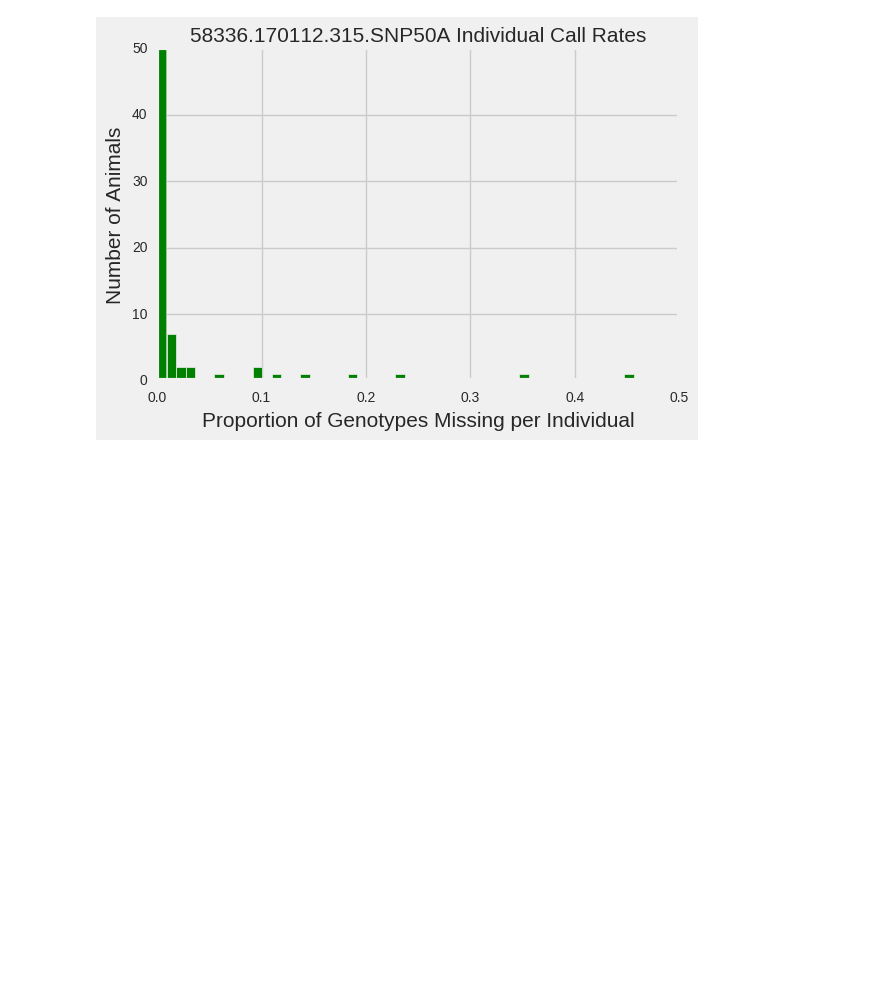
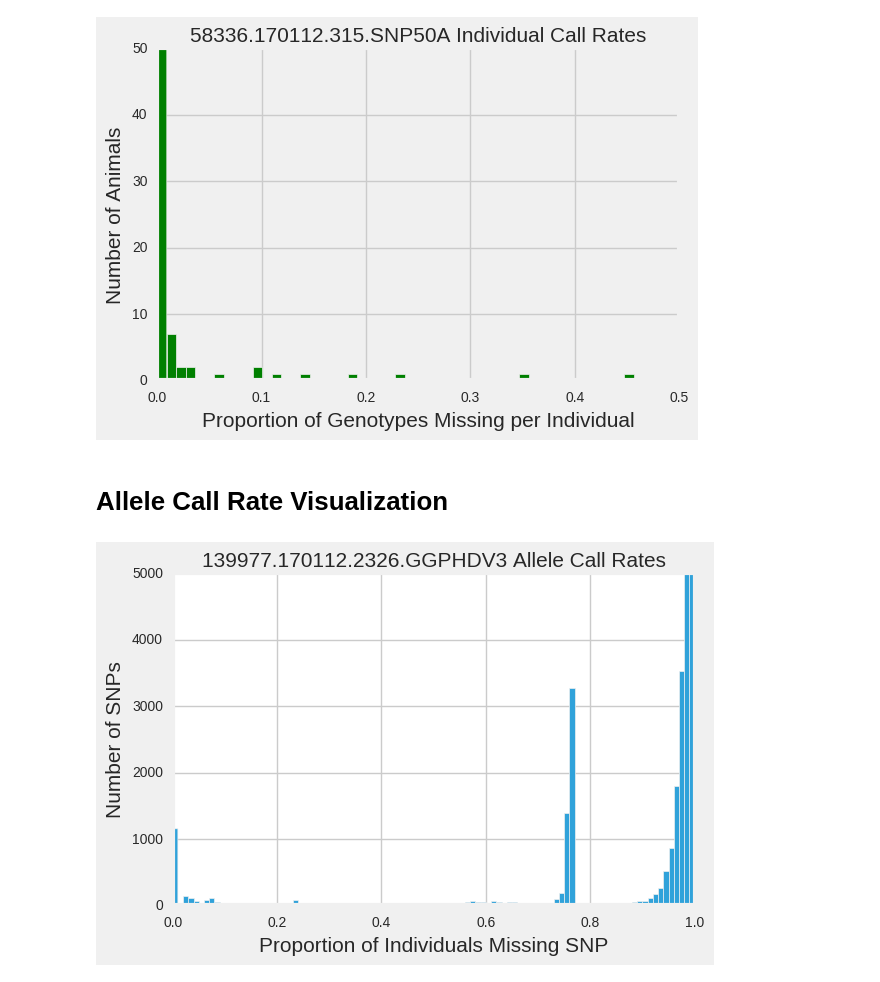
Before and after one commit to jessehoff/Imputation_Project, a Jupyter notebook: bin/filtering_visualization.ipynb, the cells around one changed output. Saved outputs shown, nothing was run; the diff lists cells and outputs as text; code cells hidden in the pictures; blank space fills up the shorter version.

Commit message:
Complete Allele and Individual visualizations, HWE in progress

```diff
--- a/bin/filtering_visualization.ipynb
+++ b/bin/filtering_visualization.ipynb
@@ -50,0 +53,26 @@ plt.close('all')
+# %% [markdown]
+# Allele Call Rate Visualization
+# %%
+a = '../allele_stats/139977.170112.2326.GGPHDV3.frq'
+assay= pd.read_table(a,delim_whitespace=True)
+chromosomes = assay.NCHROBS.max()
+#So for this, I'm assuming that there is at least one position that is genotyped on every animal
+#If this isn't the case, it is highly unlikely that it would throw calculations off enough, especially for this visualization
+assay['Callrate']= assay['NCHROBS']/chromosomes
+#This might need to be more variable than in individuals
+#Because we have such a difference in call rates for F250 vs. other assays, this might look a little out of whack sometimes
+#This looks to be the sweetspot for most assays (100 bins and 5000 as y max)
+ax = assay.Callrate.plot.hist(bins = 100, ylim=(0,5000))
+ax.set_axis_bgcolor('white')
+ax.set_xlabel("Proportion of Individuals Missing SNP")
+ax.set_ylabel("Number of SNPs")
+z=a.strip("../allele_stats/")
+title=z.strip('.frq')
+ax.set_title(title + ' Allele Call Rates')
+for item in(ax.get_xticklabels() + ax.get_yticklabels()):
+    item.set_fontsize(10)
+
+for item in ([ax.title, ax.xaxis.label, ax.yaxis.label]):
+    item.set_fontsize(15)
+# %% [output]
+[figure, added]
```
Also changed, not shown: parts of 4 cells of this notebook.
